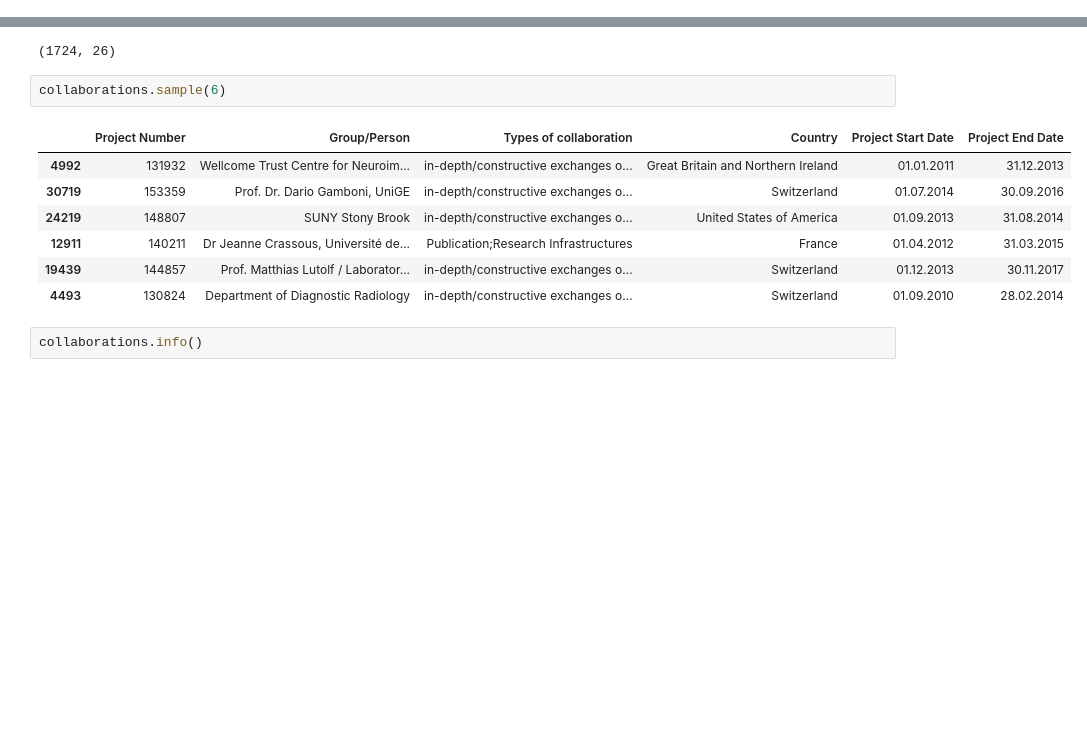
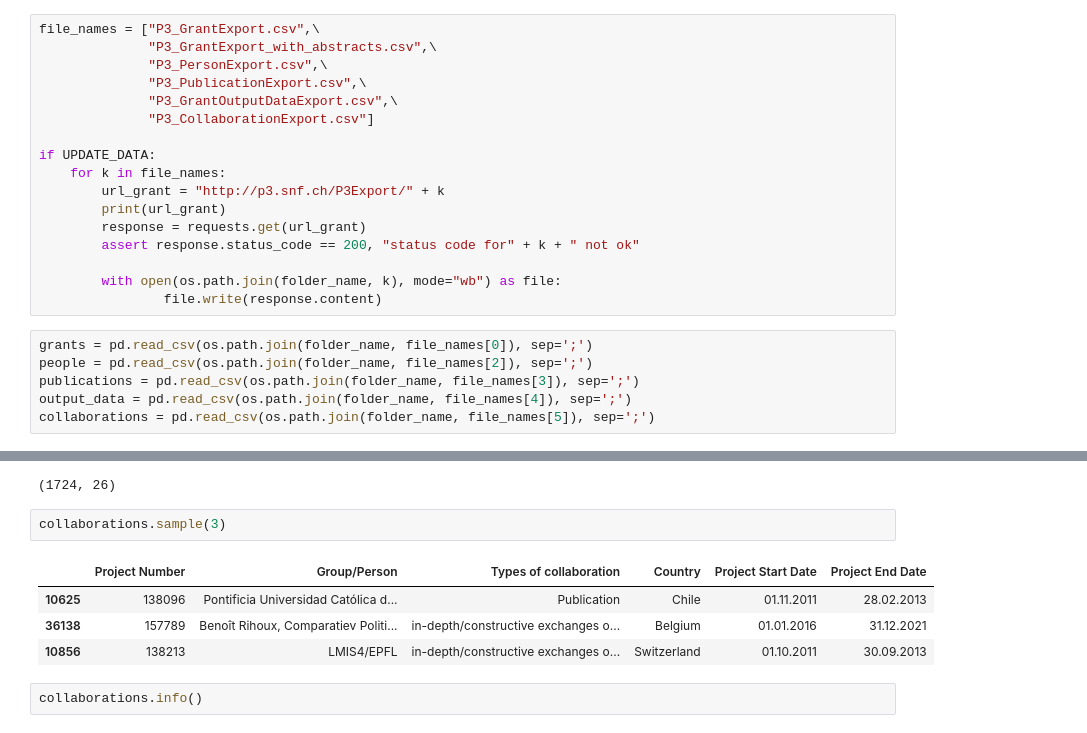
Before and after one commit to zambujo/p3data, a Jupyter notebook: wrangle.ipynb, the cells around one changed output, grey strips where cells are left out. Drawn from its saved outputs; the diff is of its cells as text; blank space fills up the shorter version.

```diff
--- a/wrangle.ipynb
+++ b/wrangle.ipynb
@@ -43,3 +17,26 @@ output_data = pd.read_csv('rawdata/P3_GrantOutputDataExport.csv', sep=';')
+# %%
+file_names = ["P3_GrantExport.csv",\
+              "P3_GrantExport_with_abstracts.csv",\
+              "P3_PersonExport.csv",\
+              "P3_PublicationExport.csv",\
+              "P3_GrantOutputDataExport.csv",\
+              "P3_CollaborationExport.csv"]
+
+if UPDATE_DATA:
+    for k in file_names:
+        url_grant = "http://p3.snf.ch/P3Export/" + k
+        print(url_grant)
+        response = requests.get(url_grant)
+        assert response.status_code == 200, "status code for" + k + " not ok"
+
+        with open(os.path.join(folder_name, k), mode="wb") as file:
+                file.write(response.content)
+# %%
+grants = pd.read_csv(os.path.join(folder_name, file_names[0]), sep=';')
+people = pd.read_csv(os.path.join(folder_name, file_names[2]), sep=';')
+publications = pd.read_csv(os.path.join(folder_name, file_names[3]), sep=';')
+output_data = pd.read_csv(os.path.join(folder_name, file_names[4]), sep=';')
+collaborations = pd.read_csv(os.path.join(folder_name, file_names[5]), sep=';')
 # %% [markdown]
 ## Assess
 # %%
@@ -186,15 +174,12 @@ publications[(publications.DOI.isna() == False) & (publications[['DOI', 'Project
 # %% [output]
 (1724, 26)
 # %%
-collaborations.sample(6)
+collaborations.sample(3)
 # %% [output]
 |  | Project Number | Group/Person | Types of collaboration | Country | Project Start Date | Project End Date |
-| 4992 | 131932 | Wellcome Trust Centre for Neuroim... | in-depth/constructive exchanges o... | Great Britain and Northern Ireland | 01.01.2011 | 31.12.2013 |
-| 30719 | 153359 | Prof. Dr. Dario Gamboni, UniGE | in-depth/constructive exchanges o... | Switzerland | 01.07.2014 | 30.09.2016 |
-| 24219 | 148807 | SUNY Stony Brook | in-depth/constructive exchanges o... | United States of America | 01.09.2013 | 31.08.2014 |
-| 12911 | 140211 | Dr Jeanne Crassous, Université de... | Publication;Research Infrastructures | France | 01.04.2012 | 31.03.2015 |
-| 19439 | 144857 | Prof. Matthias Lutolf / Laborator... | in-depth/constructive exchanges o... | Switzerland | 01.12.2013 | 30.11.2017 |
-| 4493 | 130824 | Department of Diagnostic Radiology | in-depth/constructive exchanges o... | Switzerland | 01.09.2010 | 28.02.2014 |
+| 10625 | 138096 | Pontificia Universidad Católica d... | Publication | Chile | 01.11.2011 | 28.02.2013 |
+| 36138 | 157789 | Benoît Rihoux, Comparatiev Politi... | in-depth/constructive exchanges o... | Belgium | 01.01.2016 | 31.12.2021 |
+| 10856 | 138213 | LMIS4/EPFL | in-depth/constructive exchanges o... | Switzerland | 01.10.2011 | 30.09.2013 |
 # %%
 collaborations.info()
 # %% [output]
```
Also changed, not shown: parts of 24 cells of this notebook.
